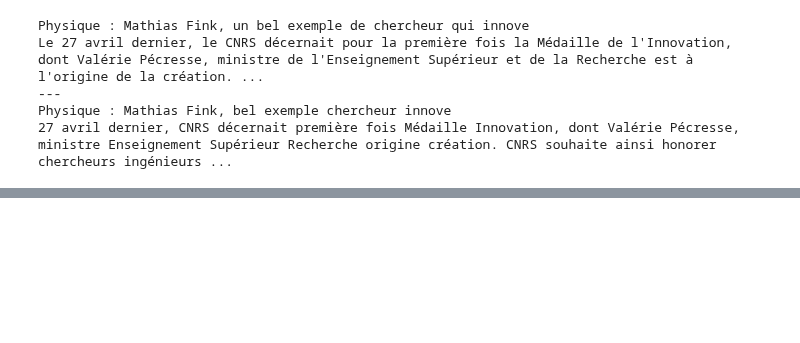
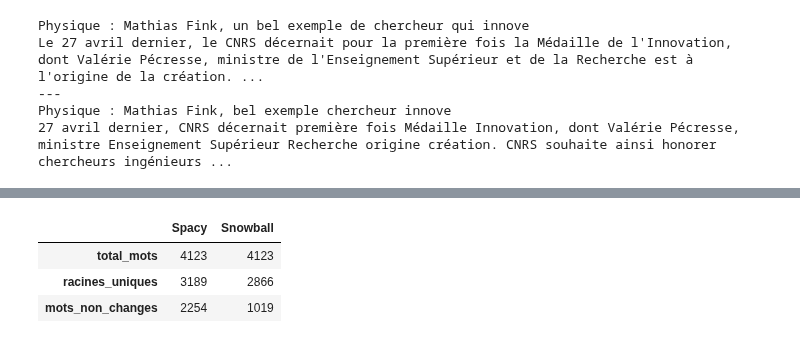
Before and after one commit to Ryustiel/LO17, a Jupyter notebook: test.ipynb, the cells around one changed output, grey strips where cells are left out. Cells and saved outputs as stored; diff of their text form; code cells hidden in the pictures; blank space fills up the shorter version.

```diff
--- a/test.ipynb
+++ b/test.ipynb
@@ -96,0 +120,11 @@ Physique : Mathias Fink, bel exemple chercheur innove
+# %%
+pd.DataFrame({
+    "total_mots": [len(snowball_stems["stem"])] * 2,
+    "racines_uniques": [x["stem"].nunique() for x in (spacy_stems, snowball_stems)],
+    "mots_non_changes": [x[x["word"] == x["stem"]].shape[0] for x in (spacy_stems, snowball_stems)]
+}, index=["Spacy", "Snowball"]).T
+# %% [output]
+|  | Spacy | Snowball |
+| total_mots | 4123 | 4123 |
+| racines_uniques | 3189 | 2866 |
+| mots_non_changes | 2254 | 1019 |
```
Also changed, not shown: parts of 10 cells of this notebook, 12 other files.
